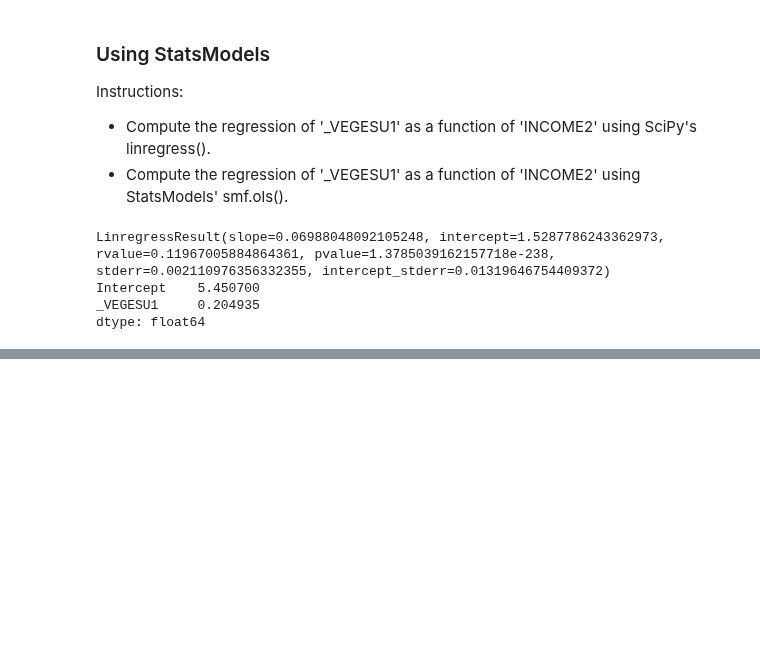
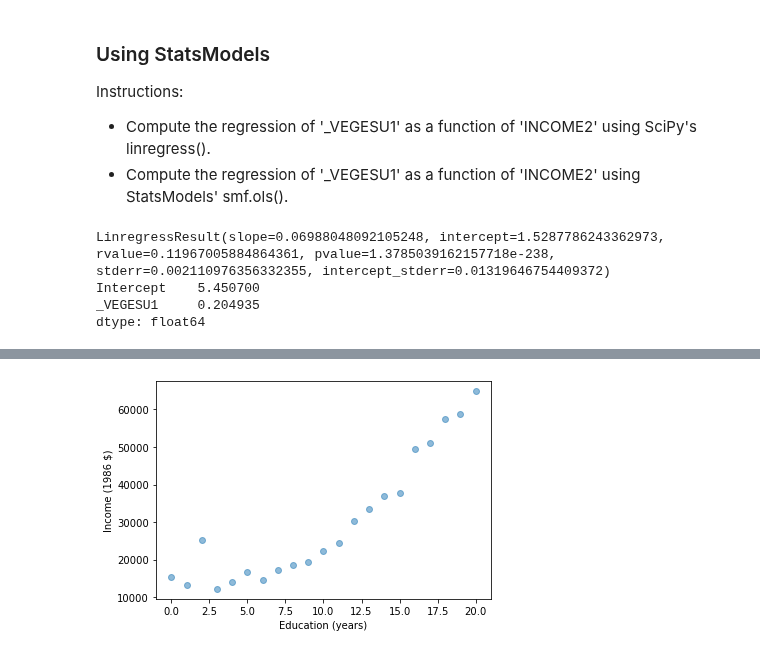
Before and after one commit to pedrogrigorio/DataCamp-Python-Data-Science-Track, a Jupyter notebook: 17-Exploratory_Data_Analysis_in_Python/notebook.ipynb, the cells around one changed output, grey strips where cells are left out. Saved outputs shown, nothing was run; the diff lists cells and outputs as text; code cells hidden in the pictures; blank space fills up the shorter version.

```diff
--- a/17-Exploratory_Data_Analysis_in_Python/notebook.ipynb
+++ b/17-Exploratory_Data_Analysis_in_Python/notebook.ipynb
@@ -602,0 +611,16 @@ dtype: float64
+# %%
+# Group by educ
+grouped = gss.groupby('educ')
+
+# Compute mean income in each group
+mean_income_by_educ = grouped['realinc'].mean()
+
+# Plot mean income as a scatter plot
+plt.plot(mean_income_by_educ, 'o', alpha=0.5)
+
+# Label the axes
+plt.xlabel('Education (years)')
+plt.ylabel('Income (1986 $)')
+plt.show()
+# %% [output]
+[figure, added]
```
Also changed, not shown: parts of 3 cells of this notebook.
